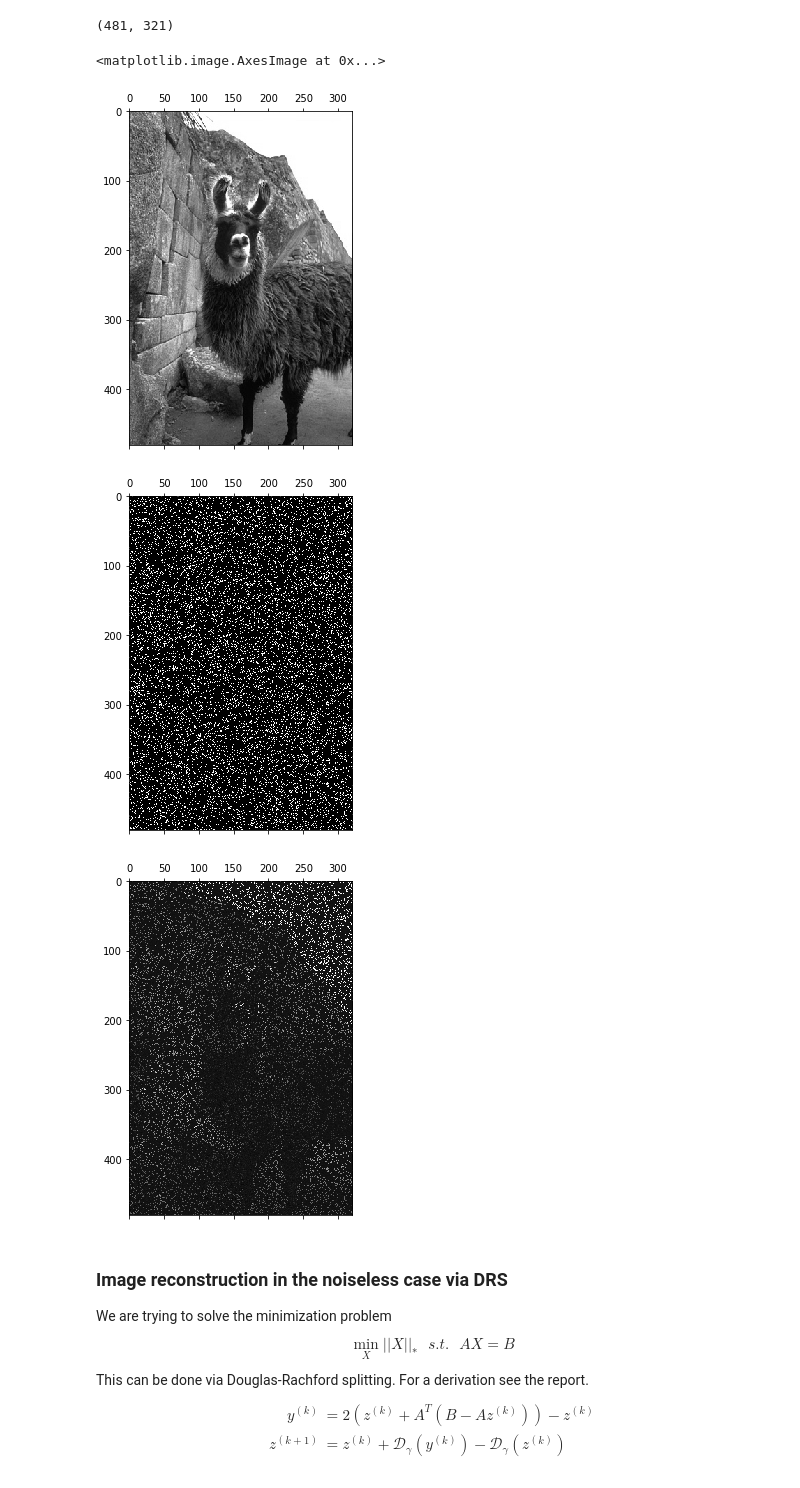
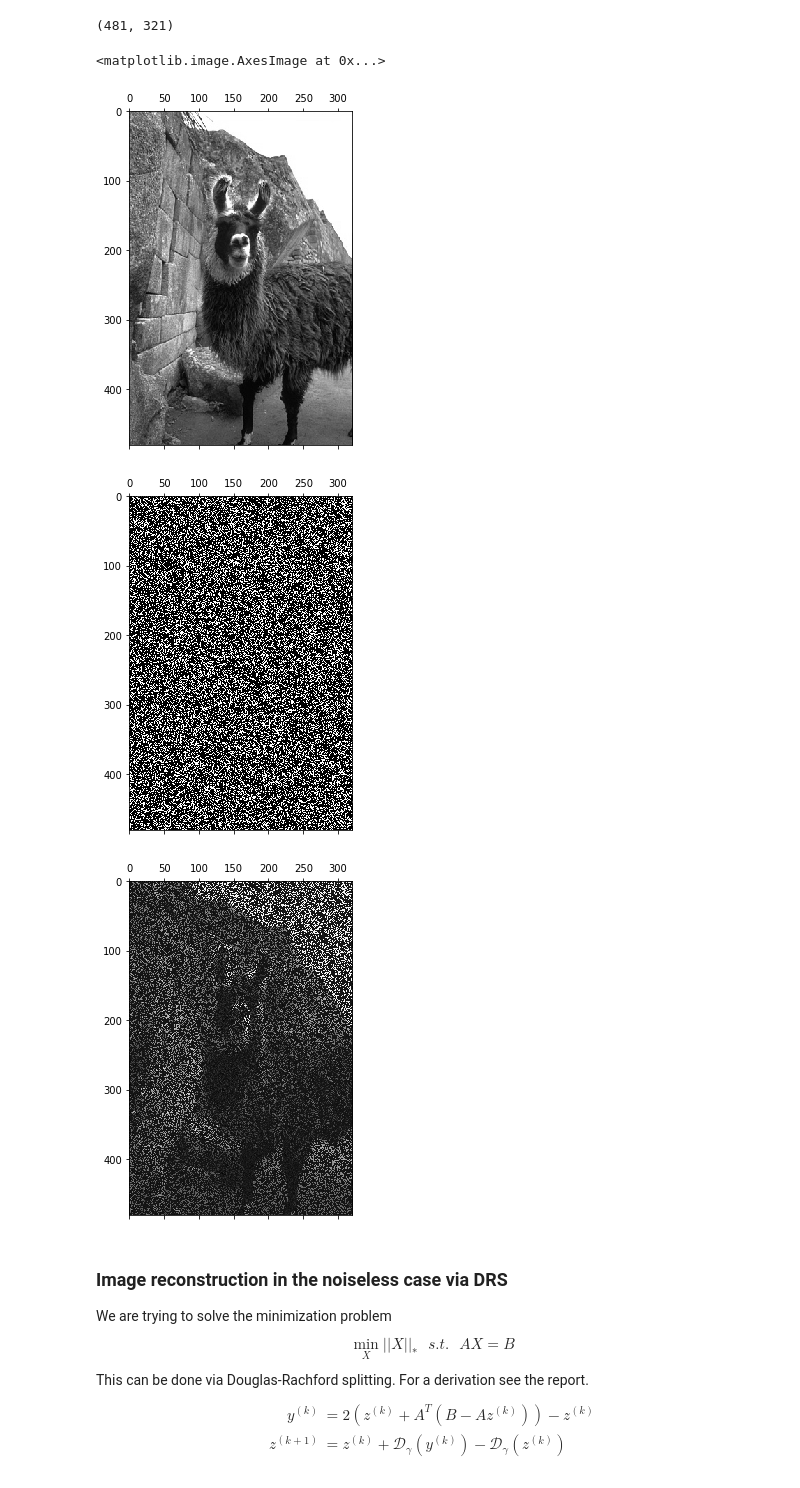
Before and after one commit to uprestel/Matrix-Completion, a Jupyter notebook: project.ipynb, the cells around one changed output. Saved outputs shown, nothing was run; the diff lists cells and outputs as text; code cells hidden in the pictures.

```diff
--- a/project.ipynb
+++ b/project.ipynb
@@ -10,11 +10,11 @@ path = "/home/sircrashalot/Schreibtisch/Mathematik/Master/S03/compressed sensing
 # load the image
 image = Image.open(path).convert('L')
 # convert image to numpy array
-A = asarray(image)
-m,n = A.shape
+image = asarray(image)
+m,n = image.shape
 
 
-def lowrank_missing(A, p, k, noise=0.0):
+def lowrank_missing(image, p, k, noise=0.0):
     """
     Generates an image A' where we have the rank k and missing entries.
     The given entries have optional noise.
@@ -22,44 +22,44 @@ def lowrank_missing(A, p, k, noise=0.0):
     Input:
         A : the image we wish to corrupt
         p : the probability that a given entry is missing in the final image
         k : the rank of the final corrupted image
         noise : the additive noise factor for our given entries. We assume that
                 our noise satisfies the normal distribution N(0,noise).
     """
 
 
-    m,n = A.shape
+    m, n = image.shape
     #print(m,n)
     mask = np.random.choice(np.arange(0,2), p=[p, 1-p], size=(m,n))
     noise_matrix = np.random.normal(loc=0, scale = noise, size=(m,n))
 
-    A_masked = np.multiply(A + noise_matrix,mask)
-    U, s, VT = np.linalg.svd(A_masked, full_matrices=True )
-    r = rank(A_masked)
+    image_masked = np.multiply(image + noise_matrix,mask)
+    U, s, VT = np.linalg.svd(image_masked, full_matrices=True )
+    r = rank(image_masked)
     s[n-k:] = 0
     #print(s)
     S = np.zeros((m, n), dtype=np.float)
     S[:n, :n] = np.diag(s)
     mask_rec = U@(S@VT)
     return (mask_rec, mask)
 
 
 
 k = 33
-prob = 0.88
-A_noisy, mask = lowrank_missing(A, prob, k)
+prob = 0.7
+image_noisy, mask = lowrank_missing(image, prob, k)
 
-print(A.shape)
+print(image.shape)
 
-plt.matshow(A, cmap="gray")
+plt.matshow(image, cmap="gray")
 plt.matshow(mask, cmap="gray")
-plt.matshow(A_noisy, cmap="gray")
+plt.matshow(image_noisy, cmap="gray")
 # %% [output]
 (481, 321)
 <matplotlib.image.AxesImage at 0x...>
 [figure]
-[figure, old version]
+[figure, new version]
-[figure, old version]
+[figure, new version]
 # %% [markdown]
 ### Image reconstruction in the noiseless case via DRS
 
```
Also changed, not shown: parts of 2 cells of this notebook, 1 other file.
